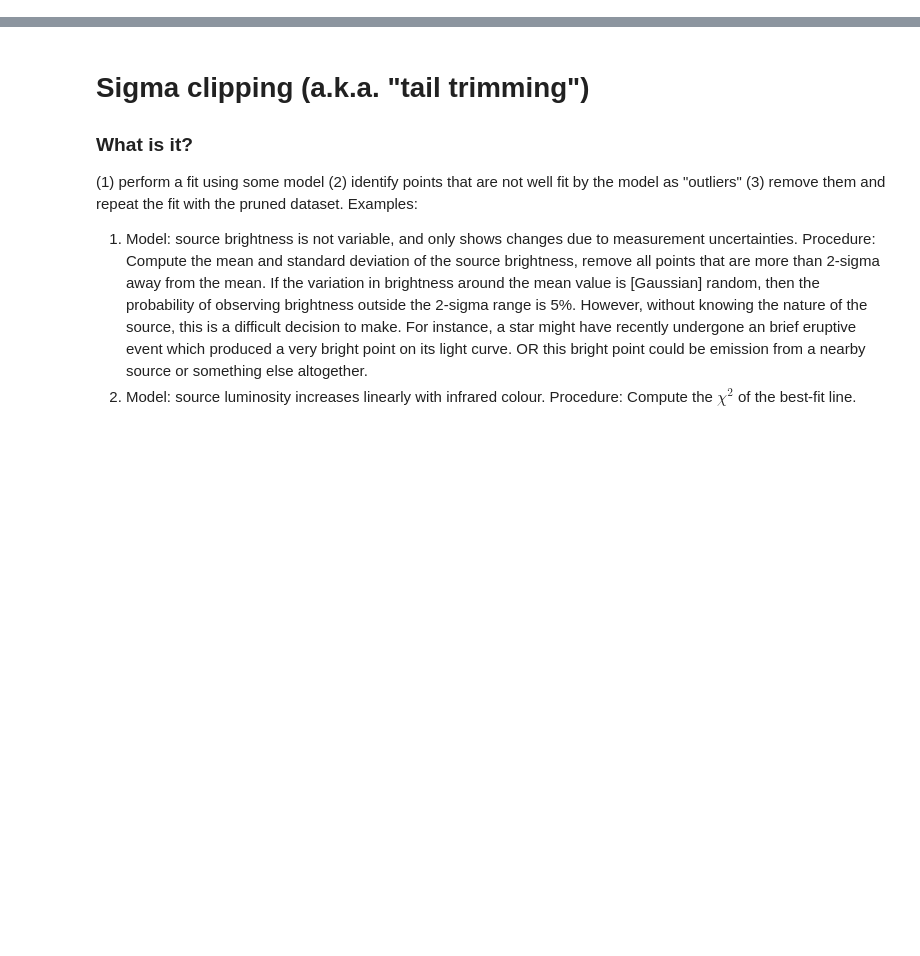
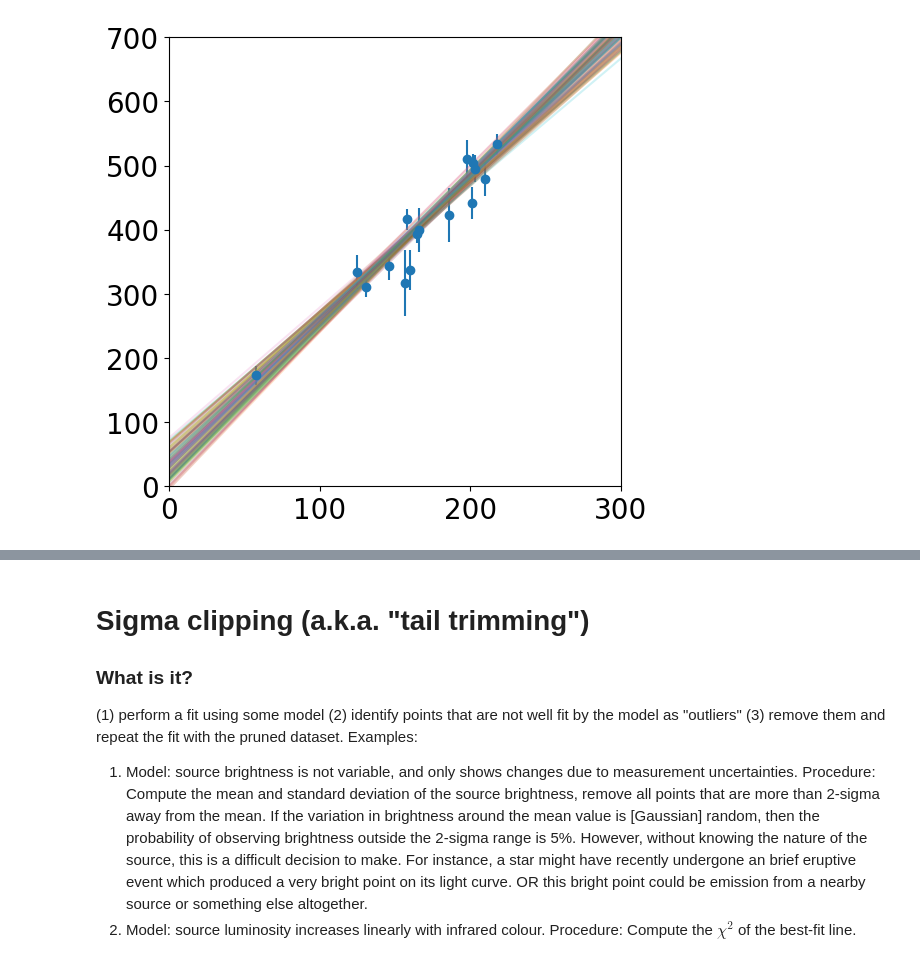
Before and after one commit to dawg-at-irya/outlier-pruning, a Jupyter notebook: Outlier Pruning.ipynb, the cells around one changed output, grey strips where cells are left out. Cells and saved outputs as stored; diff of their text form; code cells hidden in the pictures; blank space fills up the shorter version.

```diff
--- a/Outlier Pruning.ipynb
+++ b/Outlier Pruning.ipynb
@@ -13,0 +240,11 @@
+# %%
+plt.close()
+plt.errorbar(x, y, yerr=yerr, fmt='o')
+xx = np.linspace(0, 300, 100)
+k = np.random.choice(samplesnoburn.shape[0], 100)
+for kk in k:
+  plt.plot(xx, samplesnoburn[kk, 0] + samplesnoburn[kk, 1] * xx, alpha=0.2)
+plt.xlim(0, 300)
+plt.ylim(0, 700)
+plt.show()
+# %% [output]
@@ -13,0 +268 @@
+[figure, added]
```
Also changed, not shown: parts of 28 cells of this notebook.
